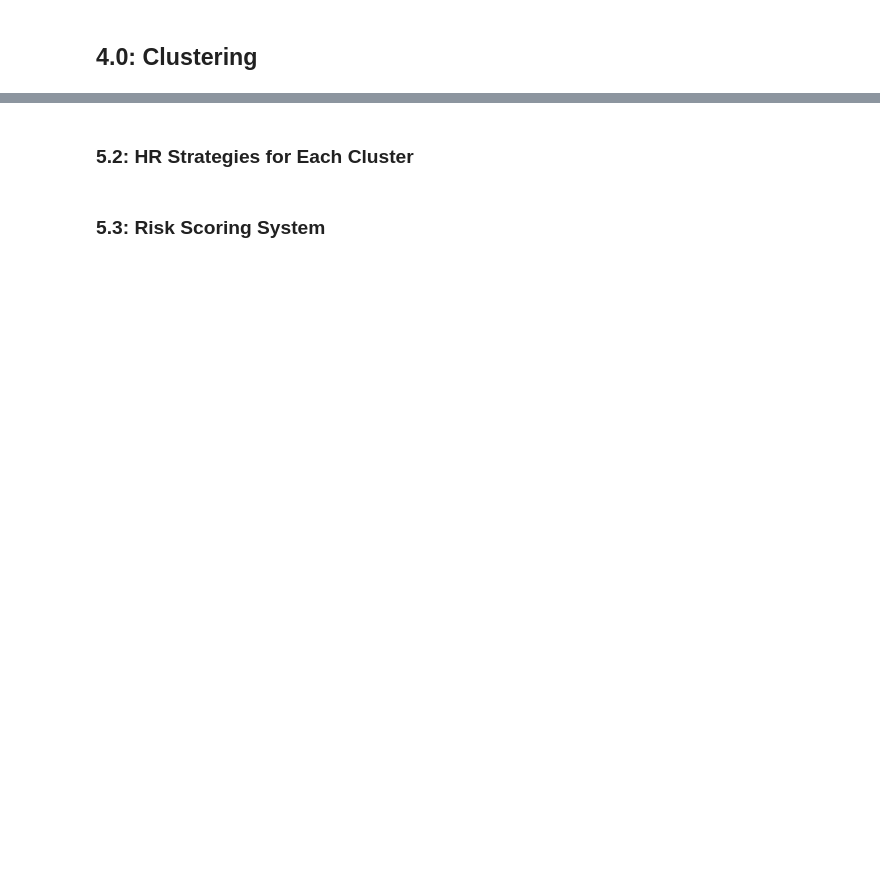
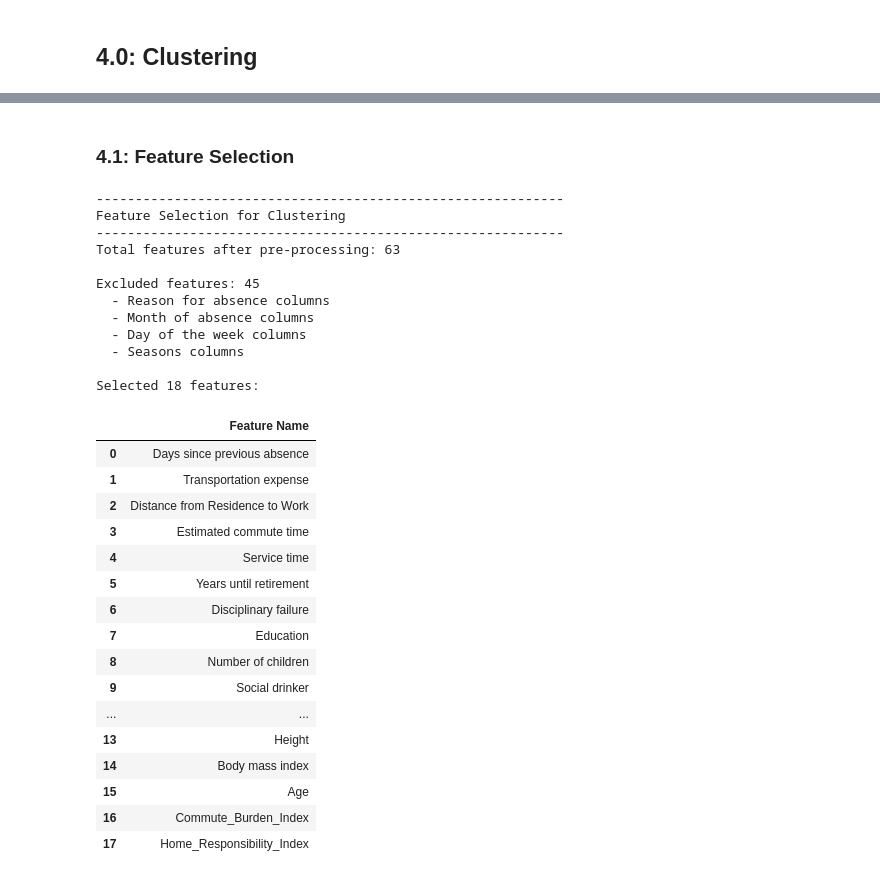
Before and after one commit to Tyler-Johnston/Absentee-Analysis, a Jupyter notebook: Group10_DMI_2526.ipynb, the cells around one changed output, grey strips where cells are left out. Drawn from its saved outputs; the diff is of its cells as text; code cells hidden in the pictures; blank space fills up the shorter version.

Commit message:
Feature Selection done

```diff
--- a/Group10_DMI_2526.ipynb
+++ b/Group10_DMI_2526.ipynb
@@ -1058,2 +713,0 @@ First 5 rows of scaled data (subset):
-# %% [markdown]
-### 5.2: HR Strategies for Each Cluster
@@ -1126,2 +713,0 @@ First 5 rows of scaled data (subset):
-# %% [markdown]
-### 5.3: Risk Scoring System
@@ -1223,0 +714,69 @@ First 5 rows of scaled data (subset):
+# %% [markdown]
+### 4.1: Feature Selection
+# %%
+print("-" * NUM_OF_DASHES)
+print("Feature Selection for Clustering")
+print("-" * NUM_OF_DASHES)
+
+all_columns = X.columns.tolist()
+print(f"Total features after pre-processing: {len(all_columns)}")
+
+# we want to build a list of columns to keep for clustering
+clustering_columns = []
+for column in all_columns:
+    # skip columns that sdon't tell you anything about the characteristics of the employee
+    if column.startswith("Reason for absence_"):
+        continue
+    if column.startswith("Seasons_"):
+        continue
+    if column.startswith("Month of absence_"):
+        continue
+    if column.startswith("Day of the week_"):
+        continue
+
+    clustering_columns.append(column)
+
+print(f"\nExcluded features: {len(all_columns) - len(clustering_columns)}")
+print(f"  - Reason for absence columns")
+print(f"  - Month of absence columns")
+print(f"  - Day of the week columns")
+print(f"  - Seasons columns")
+
+# create final clustering dataset
+X_cluster = X[clustering_columns].copy()
+
+print(f"\nSelected {len(clustering_columns)} features:")
+features_df = pd.DataFrame({
+    'Feature Name': clustering_columns
+})
+features_df
+# %% [output]
+------------------------------------------------------------
+Feature Selection for Clustering
+------------------------------------------------------------
+Total features after pre-processing: 63
+
+Excluded features: 45
+  - Reason for absence columns
+  - Month of absence columns
+  - Day of the week columns
+  - Seasons columns
+
+Selected 18 features:
+|  | Feature Name |
+| 0 | Days since previous absence |
+| 1 | Transportation expense |
+| 2 | Distance from Residence to Work |
+| 3 | Estimated commute time |
+| 4 | Service time |
+| 5 | Years until retirement |
+| 6 | Disciplinary failure |
+| 7 | Education |
+| 8 | Number of children |
+| 9 | Social drinker |
+| ... | ... |
+| 13 | Height |
+| 14 | Body mass index |
+| 15 | Age |
+| 16 | Commute_Burden_Index |
+| 17 | Home_Responsibility_Index |
```
Also changed, not shown: parts of 21 cells of this notebook.
